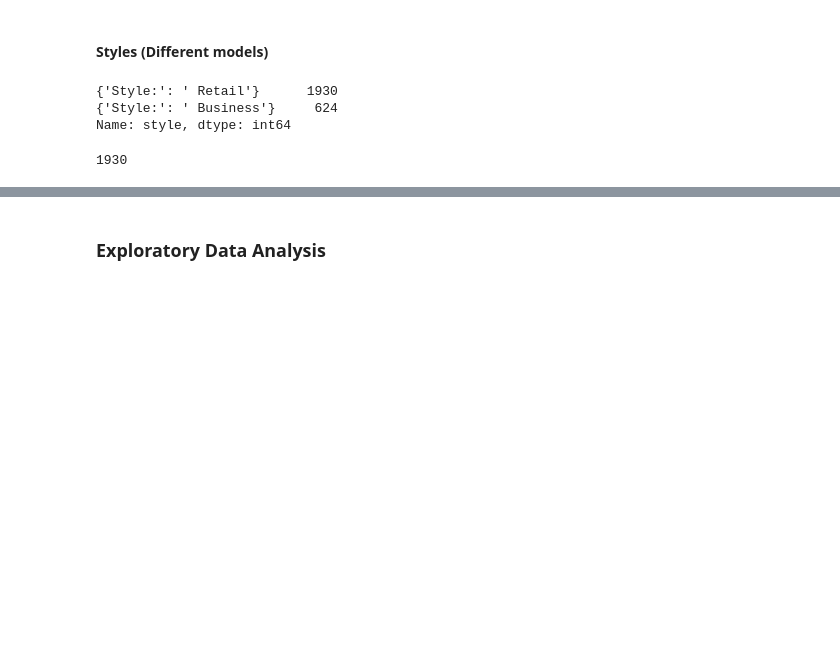
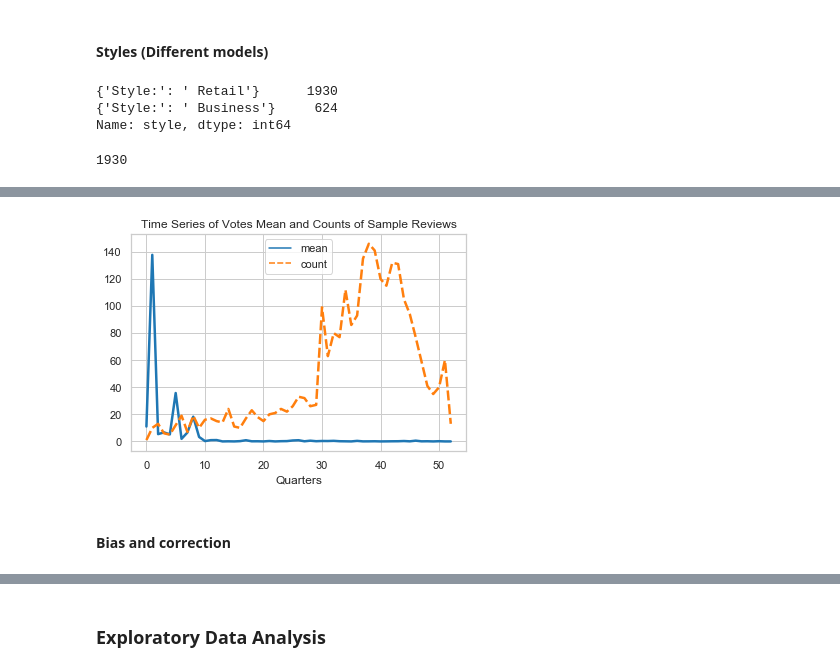
Before and after one commit to liu431/Thesis-Amazon-Review, a Jupyter notebook: data_mining_electronics.ipynb, the cells around one changed output, grey strips where cells are left out. Drawn from its saved outputs; the diff is of its cells as text; code cells hidden in the pictures; blank space fills up the shorter version.

```diff
--- a/data_mining_electronics.ipynb
+++ b/data_mining_electronics.ipynb
@@ -558,0 +675,2 @@ sum(df['Retail'])
+# %%
+df['Quarters'] = np.ceil(df['Days']/90)
@@ -558,0 +679,5 @@ sum(df['Retail'])
+# %%
+vote_by_yr = df.groupby(['Quarters'])['vote2'].agg({'vote2':['mean', 'count']})
+vote_by_yr.columns = ['mean', 'count']
+#vote_by_yr['rate'] = (vote_by_yr['mean'] - vote_by_yr['mean'].iloc[0])/vote_by_yr['mean'].iloc[0]
+vote_by_yr.head(5)
@@ -558,0 +692,8 @@ sum(df['Retail'])
+# %%
+sns.lineplot(data=vote_by_yr, palette="tab10", linewidth=2.5)
+plt.title('Time Series of Votes Mean and Counts of Sample Reviews')
+plt.savefig('Time Series of Votes Mean and Counts of Sample Reviews.png')
+# %% [output]
+[figure, added]
+# %% [markdown]
+#### Bias and correction
```
Also changed, not shown: parts of 104 cells of this notebook, 1 other file.
